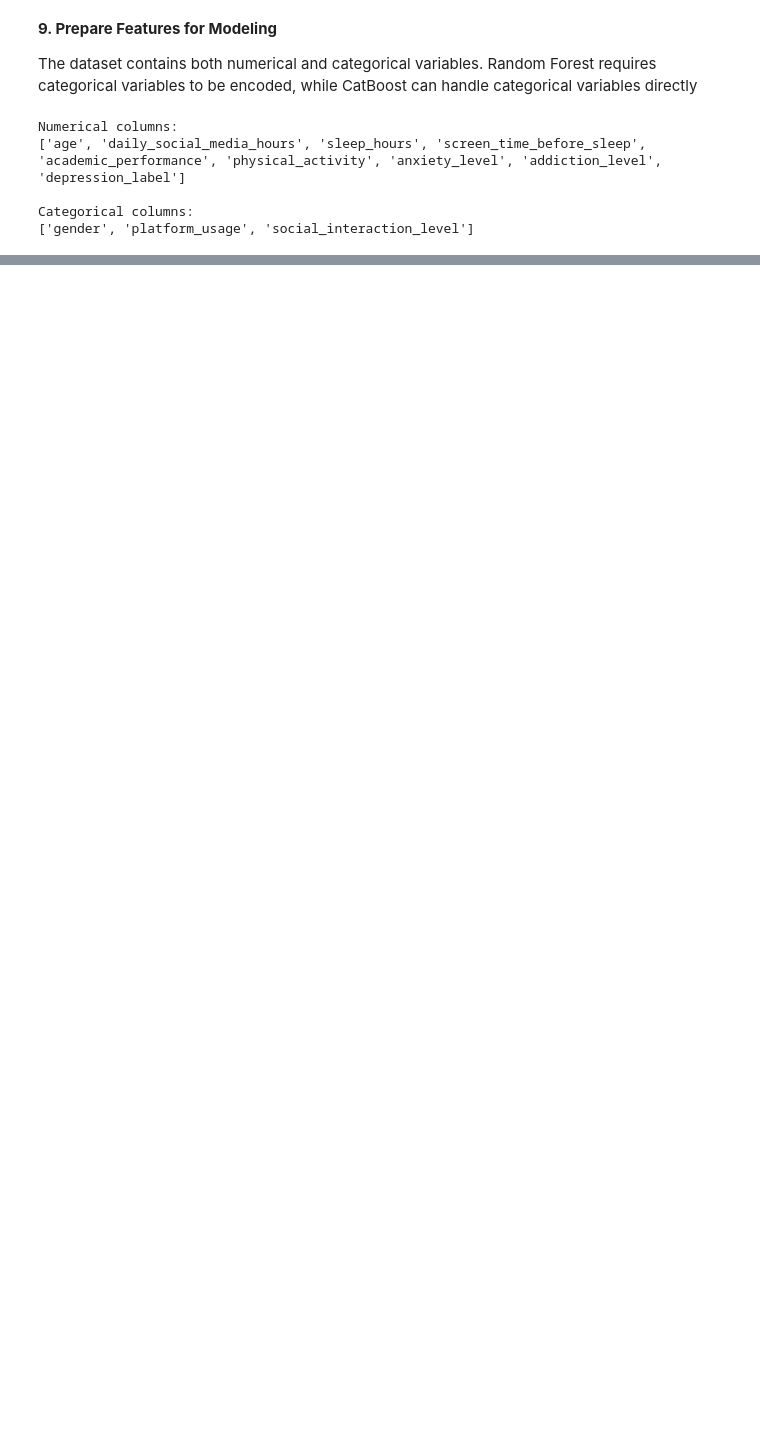
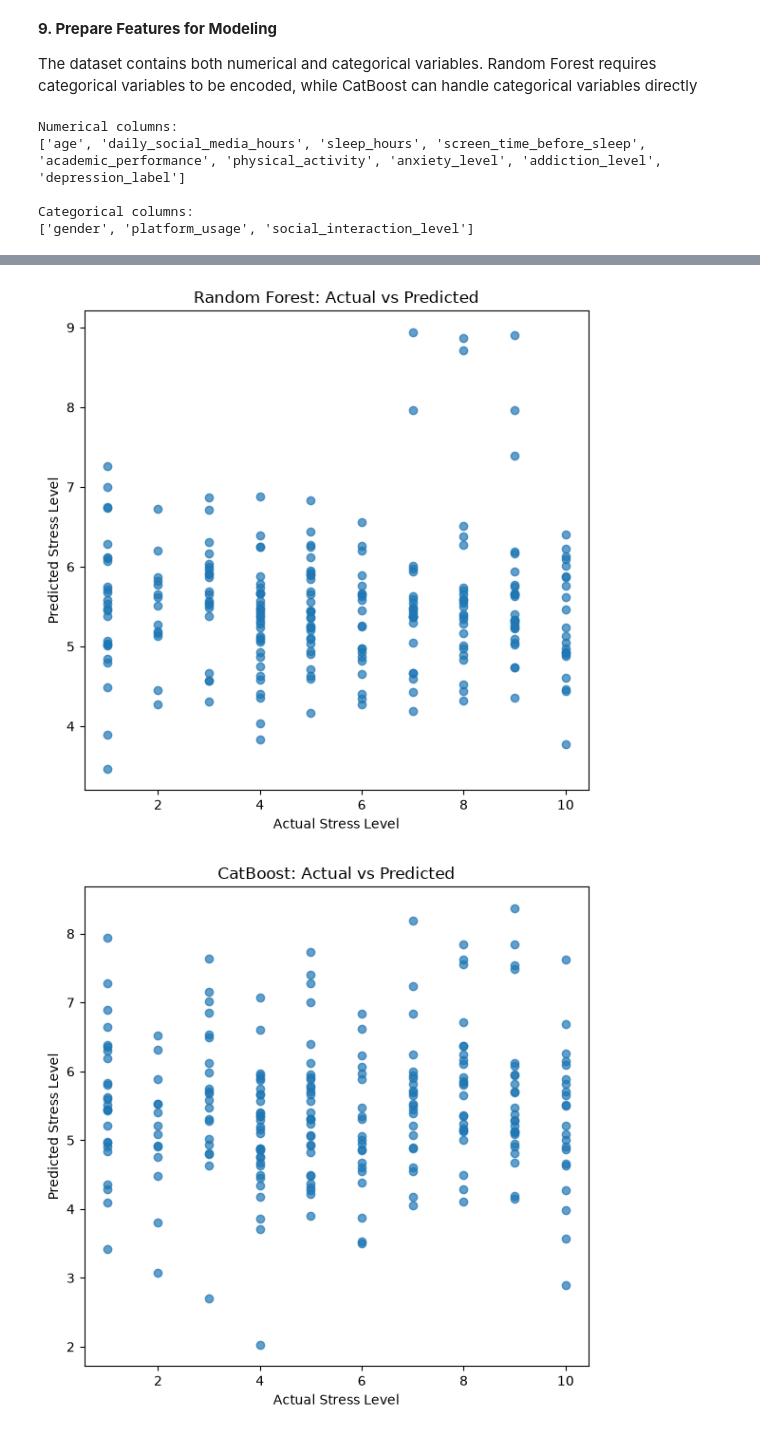
Before and after one commit to mayes98/Social_media, a Jupyter notebook: notebooks/stress_level_prediction_and_explainability.ipynb, the cells around one changed output, grey strips where cells are left out. Saved outputs shown, nothing was run; the diff lists cells and outputs as text; code cells hidden in the pictures; blank space fills up the shorter version.

```diff
--- a/notebooks/stress_level_prediction_and_explainability.ipynb
+++ b/notebooks/stress_level_prediction_and_explainability.ipynb
@@ -297,0 +474,39 @@ Categorical columns:
+# %%
+plt.figure(figsize=(6, 6))
+
+plt.scatter(
+    y_test_rf,
+    rf_reg_preds,
+    alpha=0.7
+)
+
+plt.xlabel("Actual Stress Level")
+plt.ylabel("Predicted Stress Level")
+
+plt.title(
+    "Random Forest: Actual vs Predicted"
+)
+
+plt.tight_layout()
+plt.show()
+
+plt.figure(figsize=(6, 6))
+
+plt.scatter(
+    y_test_cat,
+    cat_reg_preds,
+    alpha=0.7
+)
+
+plt.xlabel("Actual Stress Level")
+plt.ylabel("Predicted Stress Level")
+
+plt.title(
+    "CatBoost: Actual vs Predicted"
+)
+
+plt.tight_layout()
+plt.show()
+# %% [output]
+[figure, added]
+[figure, added]
```
Also changed, not shown: parts of 19 cells of this notebook, 5 other files.
